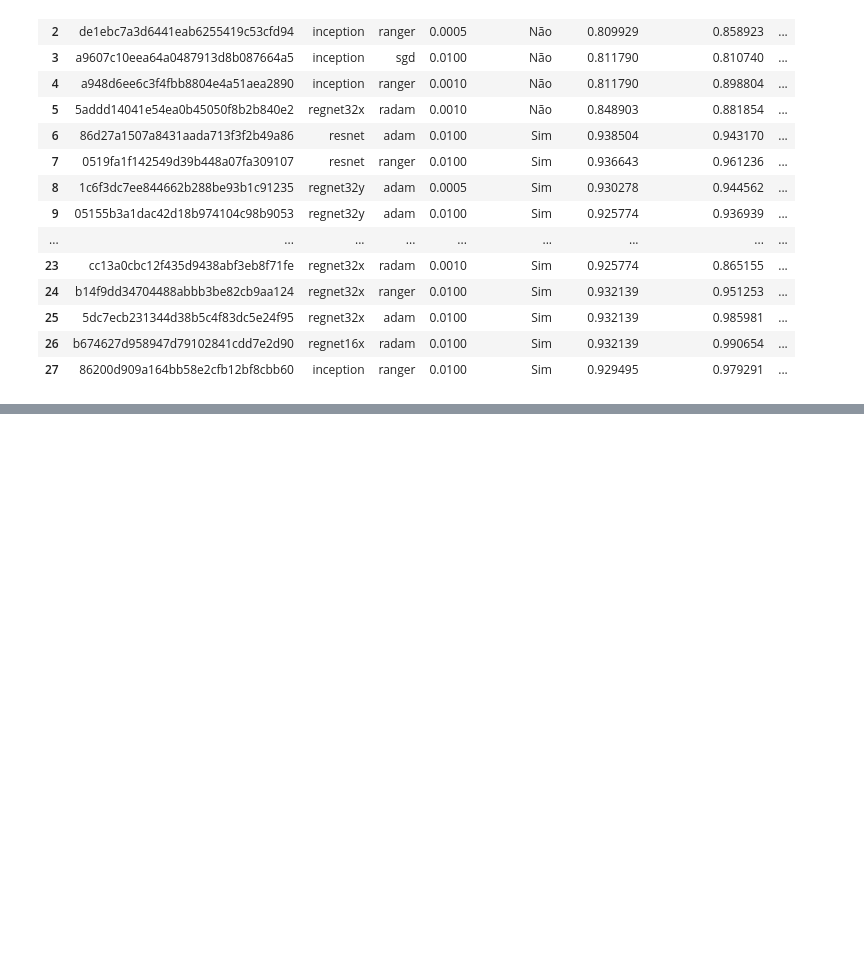
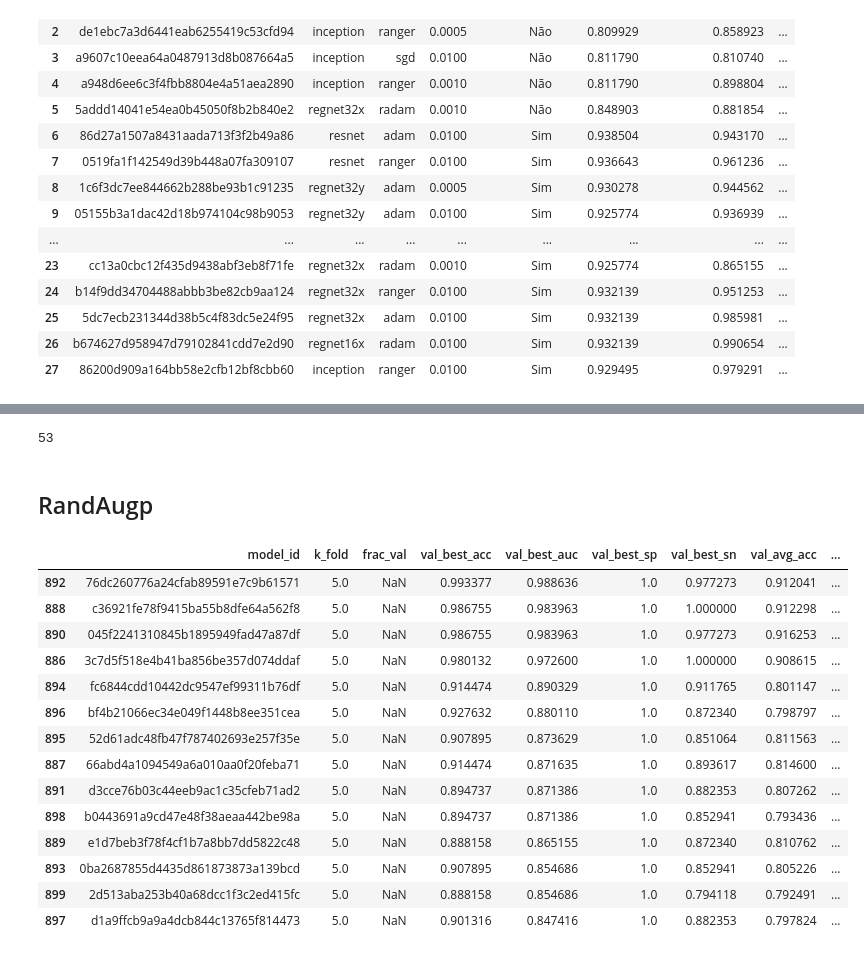
Before and after one commit to FelipeMarcelino/glaucoma, a Jupyter notebook: notebooks/Untitled3.ipynb, the cells around one changed output, grey strips where cells are left out. Cells and saved outputs as stored; diff of their text form; code cells hidden in the pictures; blank space fills up the shorter version.

```diff
--- a/notebooks/Untitled3.ipynb
+++ b/notebooks/Untitled3.ipynb
@@ -382,0 +395,26 @@ filtered_total
+# %%
+data_oos['Patient'].nunique()
+# %% [output]
+53
+# %% [markdown]
+## RandAugp
+# %%
+randaugp = summary[summary["randaugop"] != 0]
+# %%
+randaugp.sort_values("val_best_auc", ascending=False)
+# %% [output]
+|  | model_id | k_fold | frac_val | val_best_acc | val_best_auc | val_best_sp | val_best_sn | val_avg_acc | ... |
+| 892 | 76dc260776a24cfab89591e7c9b61571 | 5.0 | NaN | 0.993377 | 0.988636 | 1.0 | 0.977273 | 0.912041 | ... |
+| 888 | c36921fe78f9415ba55b8dfe64a562f8 | 5.0 | NaN | 0.986755 | 0.983963 | 1.0 | 1.000000 | 0.912298 | ... |
+| 890 | 045f2241310845b1895949fad47a87df | 5.0 | NaN | 0.986755 | 0.983963 | 1.0 | 0.977273 | 0.916253 | ... |
+| 886 | 3c7d5f518e4b41ba856be357d074ddaf | 5.0 | NaN | 0.980132 | 0.972600 | 1.0 | 1.000000 | 0.908615 | ... |
+| 894 | fc6844cdd10442dc9547ef99311b76df | 5.0 | NaN | 0.914474 | 0.890329 | 1.0 | 0.911765 | 0.801147 | ... |
+| 896 | bf4b21066ec34e049f1448b8ee351cea | 5.0 | NaN | 0.927632 | 0.880110 | 1.0 | 0.872340 | 0.798797 | ... |
+| 895 | 52d61adc48fb47f787402693e257f35e | 5.0 | NaN | 0.907895 | 0.873629 | 1.0 | 0.851064 | 0.811563 | ... |
+| 887 | 66abd4a1094549a6a010aa0f20feba71 | 5.0 | NaN | 0.914474 | 0.871635 | 1.0 | 0.893617 | 0.814600 | ... |
+| 891 | d3cce76b03c44eeb9ac1c35cfeb71ad2 | 5.0 | NaN | 0.894737 | 0.871386 | 1.0 | 0.882353 | 0.807262 | ... |
+| 898 | b0443691a9cd47e48f38aeaa442be98a | 5.0 | NaN | 0.894737 | 0.871386 | 1.0 | 0.852941 | 0.793436 | ... |
+| 889 | e1d7beb3f78f4cf1b7a8bb7dd5822c48 | 5.0 | NaN | 0.888158 | 0.865155 | 1.0 | 0.872340 | 0.810762 | ... |
+| 893 | 0ba2687855d4435d861873873a139bcd | 5.0 | NaN | 0.907895 | 0.854686 | 1.0 | 0.852941 | 0.805226 | ... |
+| 899 | 2d513aba253b40a68dcc1f3c2ed415fc | 5.0 | NaN | 0.888158 | 0.854686 | 1.0 | 0.794118 | 0.792491 | ... |
+| 897 | d1a9ffcb9a9a4dcb844c13765f814473 | 5.0 | NaN | 0.901316 | 0.847416 | 1.0 | 0.882353 | 0.797824 | ... |
```
Also changed, not shown: parts of 16 cells of this notebook, 1 other file.
